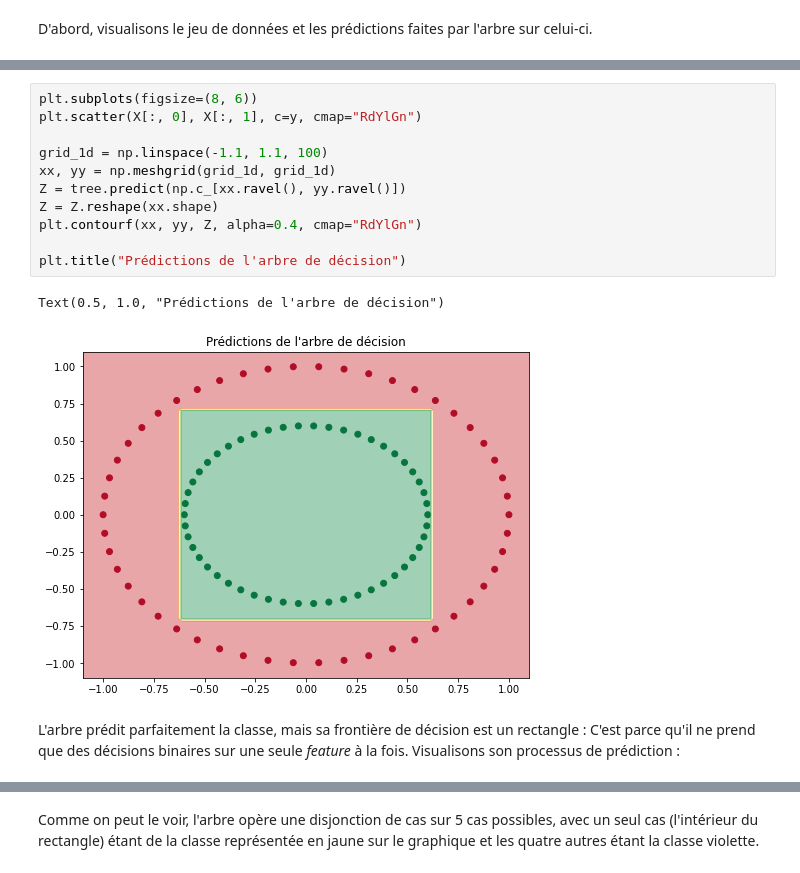
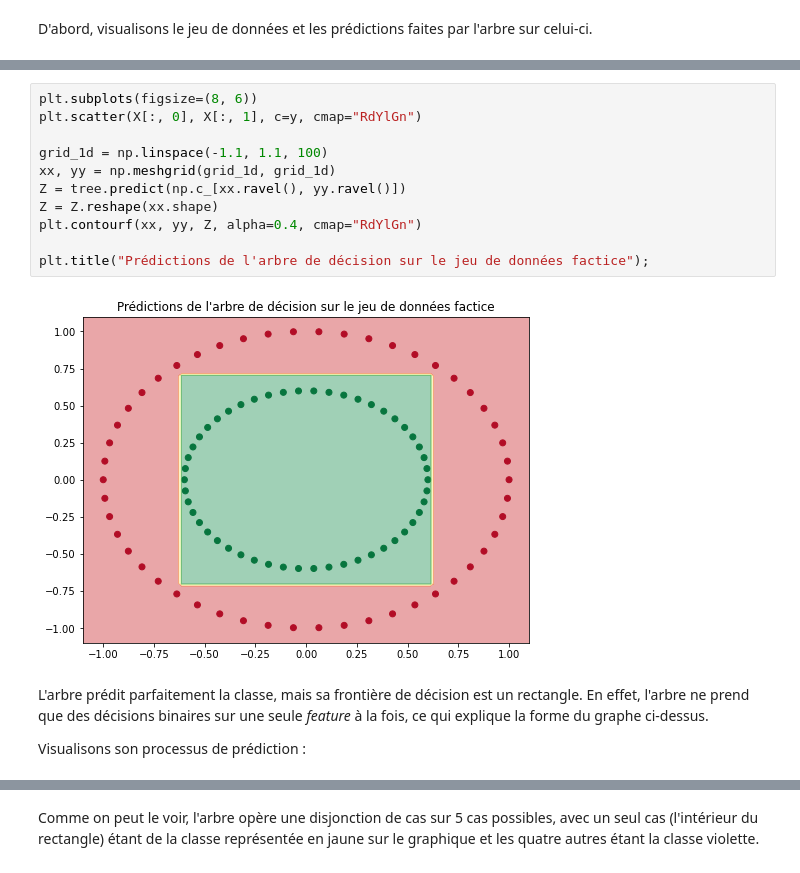
Before and after one commit to Nathra21/eltdm_project, a Jupyter notebook: Report.ipynb, the cells around one changed output, grey strips where cells are left out. Drawn from its saved outputs; the diff is of its cells as text.

```diff
--- a/Report.ipynb
+++ b/Report.ipynb
@@ -60,16 +67,17 @@ D'abord, visualisons le jeu de données et les prédictions faites par l'arbre s
 # %%
 plt.subplots(figsize=(8, 6))
 plt.scatter(X[:, 0], X[:, 1], c=y, cmap="RdYlGn")
 
 grid_1d = np.linspace(-1.1, 1.1, 100)
 xx, yy = np.meshgrid(grid_1d, grid_1d)
 Z = tree.predict(np.c_[xx.ravel(), yy.ravel()])
 Z = Z.reshape(xx.shape)
 plt.contourf(xx, yy, Z, alpha=0.4, cmap="RdYlGn")
 
-plt.title("Prédictions de l'arbre de décision")
+plt.title("Prédictions de l'arbre de décision sur le jeu de données factice");
 # %% [output]
-Text(0.5, 1.0, "Prédictions de l'arbre de décision")
-[figure, old version]
+[figure, new version]
 # %% [markdown]
-L'arbre prédit parfaitement la classe, mais sa frontière de décision est un rectangle : C'est parce qu'il ne prend que des décisions binaires sur une seule *feature* à la fois. Visualisons son processus de prédiction :
+L'arbre prédit parfaitement la classe, mais sa frontière de décision est un rectangle. En effet, l'arbre ne prend que des décisions binaires sur une seule *feature* à la fois, ce qui explique la forme du graphe ci-dessus.
+
+Visualisons son processus de prédiction :
```
Also changed, not shown: parts of 21 cells of this notebook, 1 other file.
